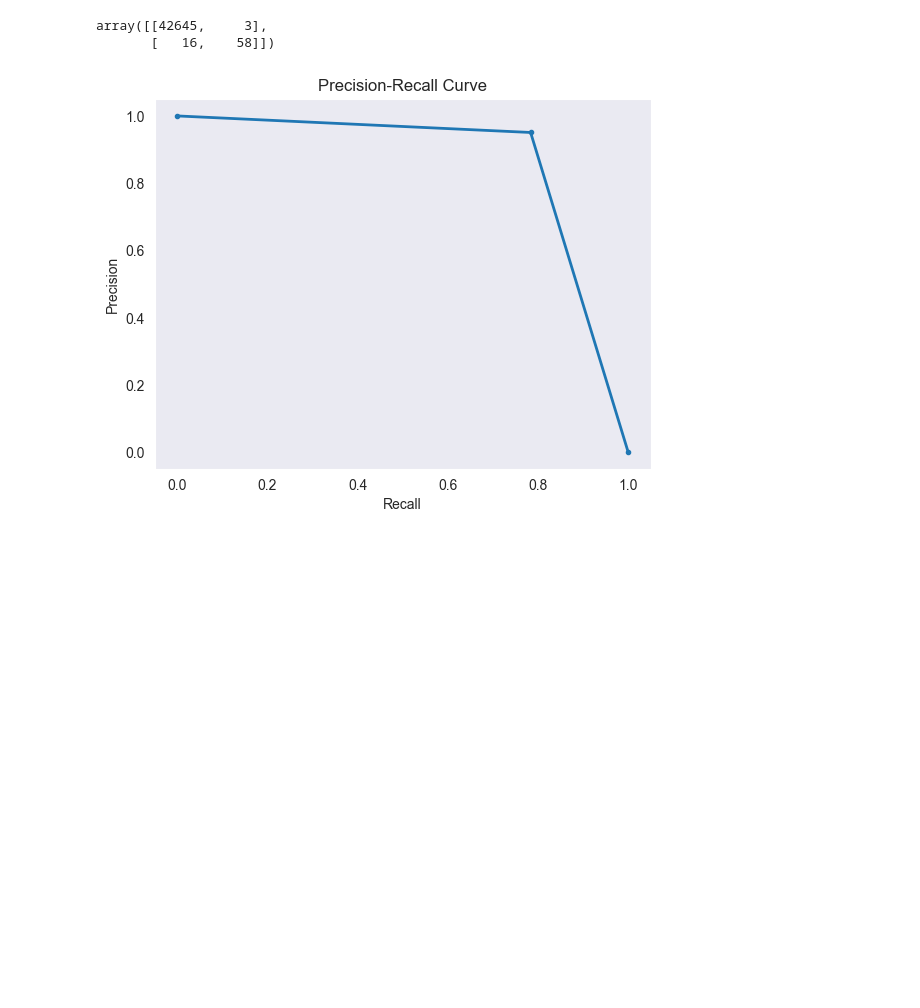
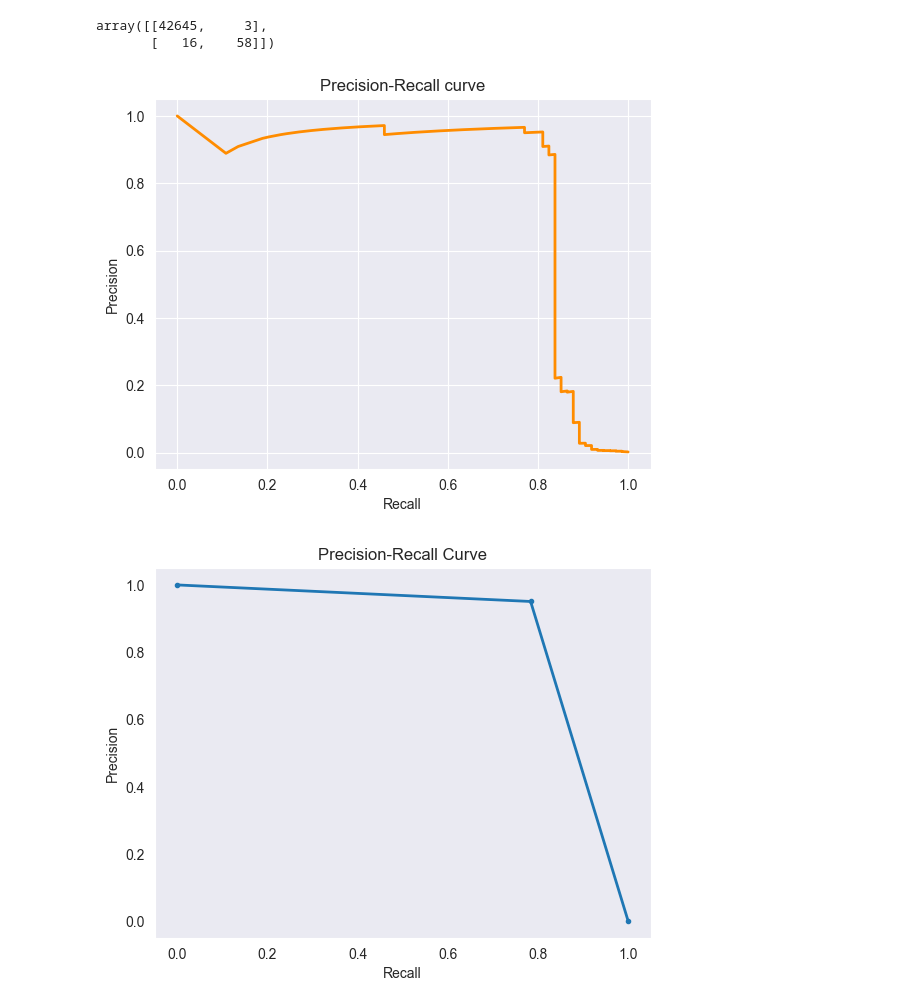
Before and after one commit to lukaszykw/IntroductionToMachineLearning-Project1, a Jupyter notebook: budowa_krok_3_4.ipynb, the cells around one changed output. Saved outputs shown, nothing was run; the diff lists cells and outputs as text; code cells hidden in the pictures; blank space fills up the shorter version.

```diff
--- a/budowa_krok_3_4.ipynb
+++ b/budowa_krok_3_4.ipynb
@@ -644,6 +644,20 @@ confusion_matrix(y_test, y_pred)
 # %% [output]
 array([[42645,     3],
        [   16,    58]])
+# %%
+def plot_precision_recall_curve(clf, X_test, y_true):
+
+    y_prob = clf.predict_proba(X_test)[:, 1]
+    precision, recall, thresholds = precision_recall_curve(y_true, y_prob)
+    plt.plot(recall, precision, lw=2, color='darkorange',)
+    plt.xlabel('Recall')
+    plt.ylabel('Precision')
+    plt.title('Precision-Recall curve')
+    plt.show()
+# %%
+plot_precision_recall_curve(rnd_clf, X_test, y_test)
+# %% [output]
+[figure, added]
 # %%
 from sklearn.metrics import precision_recall_curve
 
```
Also changed, not shown: parts of 4 cells of this notebook.
